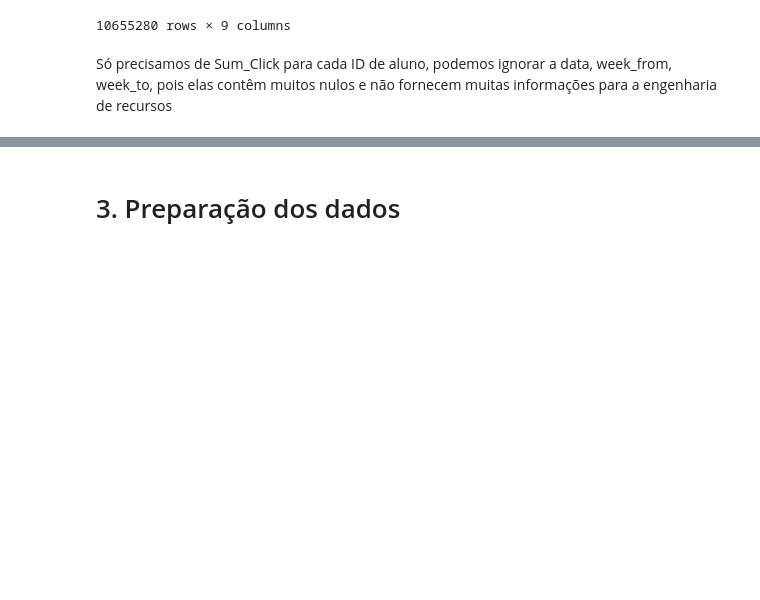
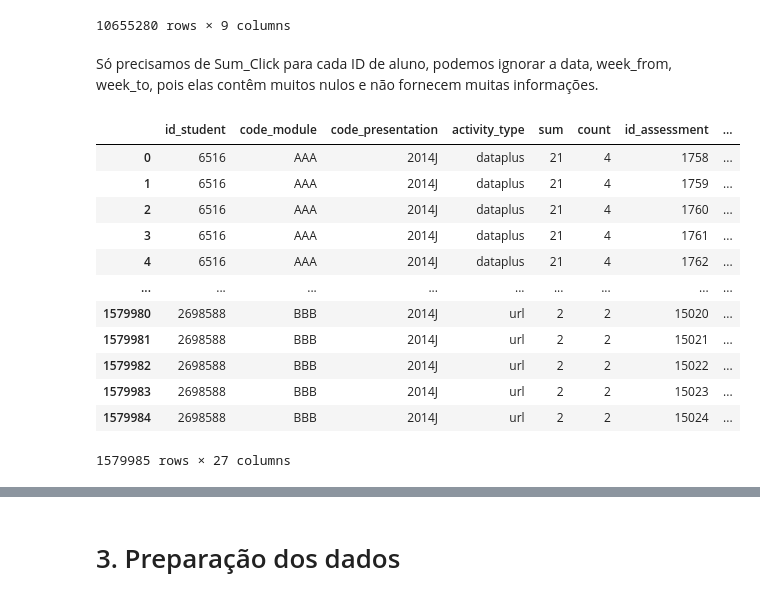
Before and after one commit to emanoelopes/progpy, a Jupyter notebook: uci-dt-studentsperformanceprediction.ipynb, the cells around one changed output, grey strips where cells are left out. Cells and saved outputs as stored; diff of their text form; code cells hidden in the pictures; blank space fills up the shorter version.

```diff
--- a/uci-dt-studentsperformanceprediction.ipynb
+++ b/uci-dt-studentsperformanceprediction.ipynb
@@ -530,7 +530,7 @@ student_interaction_oulad
 | 10655279 | GGG | 2014J | 654064 | 896939 | 269 | 1 | forumng | NaN | ... |
 10655280 rows × 9 columns
 # %% [markdown]
-Só precisamos de Sum_Click para cada ID de aluno, podemos ignorar a data, week_from, week_to, pois elas contêm muitos nulos e não fornecem muitas informações para a engenharia de recursos
+Só precisamos de Sum_Click para cada ID de aluno, podemos ignorar a data, week_from, week_to, pois elas contêm muitos nulos e não fornecem muitas informações.
 # %%
 grouped_student_interaction_oulad = student_interaction_oulad.groupby(
     ['id_student', 'code_module', 'code_presentation','activity_type'], as_index=False
@@ -539,3 +539,19 @@ grouped_student_interaction_oulad = student_interaction_oulad.groupby(
 merged_df_oulad = grouped_student_interaction_oulad.merge(df_oulad,
                                               on=['id_student', 'code_module', 'code_presentation'],
                                               how='inner')
+# %%
+merged_df_oulad
+# %% [output]
+|  | id_student | code_module | code_presentation | activity_type | sum | count | id_assessment | ... |
+| 0 | 6516 | AAA | 2014J | dataplus | 21 | 4 | 1758 | ... |
+| 1 | 6516 | AAA | 2014J | dataplus | 21 | 4 | 1759 | ... |
+| 2 | 6516 | AAA | 2014J | dataplus | 21 | 4 | 1760 | ... |
+| 3 | 6516 | AAA | 2014J | dataplus | 21 | 4 | 1761 | ... |
+| 4 | 6516 | AAA | 2014J | dataplus | 21 | 4 | 1762 | ... |
+| ... | ... | ... | ... | ... | ... | ... | ... | ... |
+| 1579980 | 2698588 | BBB | 2014J | url | 2 | 2 | 15020 | ... |
+| 1579981 | 2698588 | BBB | 2014J | url | 2 | 2 | 15021 | ... |
+| 1579982 | 2698588 | BBB | 2014J | url | 2 | 2 | 15022 | ... |
+| 1579983 | 2698588 | BBB | 2014J | url | 2 | 2 | 15023 | ... |
+| 1579984 | 2698588 | BBB | 2014J | url | 2 | 2 | 15024 | ... |
+1579985 rows × 27 columns
```
Also changed, not shown: parts of 11 cells of this notebook.
